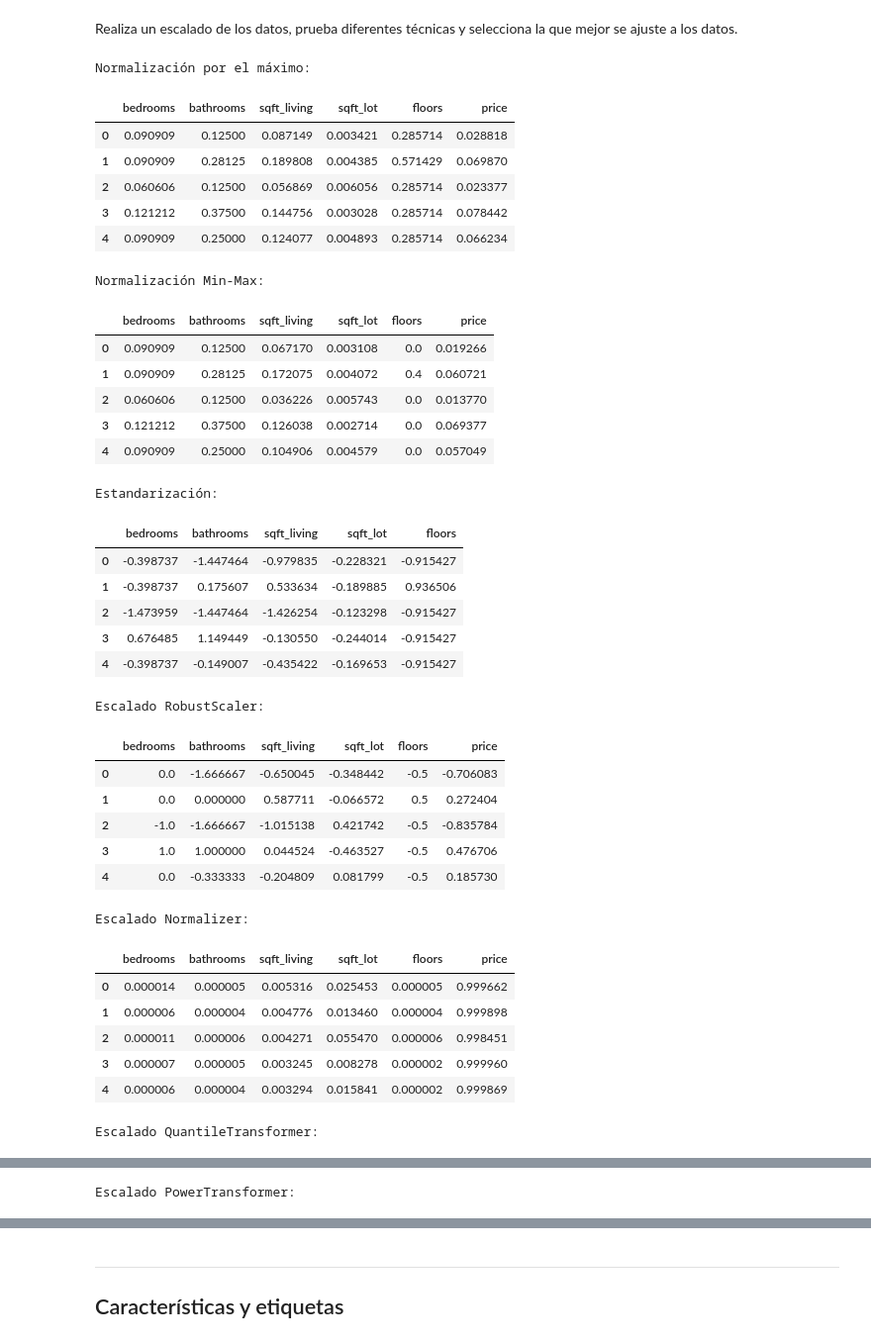
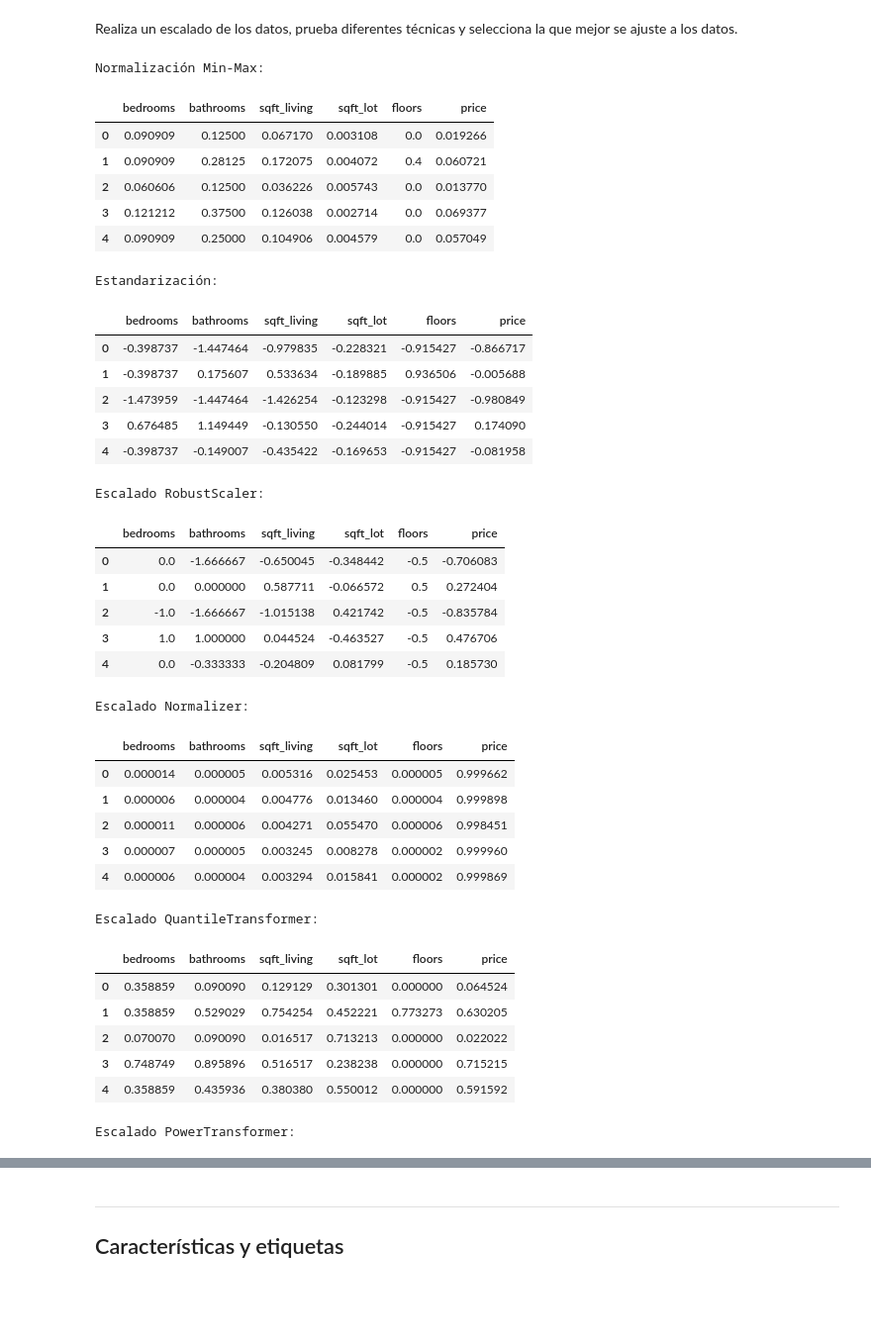
Before and after one commit to mar-valeria/Aprendizaje-automatico, a Jupyter notebook: Mi-segundo-modelo-Plantilla/01-Mi-segundo-modelo-Plantilla.ipynb, the cells around one changed output, grey strips where cells are left out. Shown: that part at 99% size. Saved outputs shown, nothing was run; the diff lists cells and outputs as text; code cells hidden in the pictures; blank space fills up the shorter version.

```diff
--- a/Mi-segundo-modelo-Plantilla/01-Mi-segundo-modelo-Plantilla.ipynb
+++ b/Mi-segundo-modelo-Plantilla/01-Mi-segundo-modelo-Plantilla.ipynb
@@ -67,12 +68,6 @@ df.head(5)
 # %% [markdown]
 Realiza un escalado de los datos, prueba diferentes técnicas y selecciona la que mejor se ajuste a los datos.
 # %%
-# Normalización por el máximo
-x_max = df.max()
-X_max_normalized = df / x_max
-print("Normalización por el máximo:\n")
-display(X_max_normalized.head())
-
 # Normalización Min-Max
 min_max_scaler = MinMaxScaler()
 df_min_max_normalized = pd.DataFrame(min_max_scaler.fit_transform(df), columns=df.columns)
@@ -81,68 +76,68 @@ display(df_min_max_normalized.head())
 
 # Estandarización
 standard_scaler = StandardScaler()
-X_standardized = pd.DataFrame(standard_scaler.fit_transform(X), columns=X.columns)
+df_standardized = pd.DataFrame(standard_scaler.fit_transform(df), columns=df.columns)
 print("Estandarización:\n")
-display(X_standardized.head())
+display(df_standardized.head())
 
 # RobustScaler
 robust_scaler = RobustScaler()
 df_robust_scaled = pd.DataFrame(robust_scaler.fit_transform(df), columns=df.columns)
 print("Escalado RobustScaler:\n")
 display(df_robust_scaled.head())
 
 # Normalizer
 normalizer = Normalizer()
 df_normalized = pd.DataFrame(normalizer.fit_transform(df), columns=df.columns)
 print("Escalado Normalizer:\n")
 display(df_normalized.head())
 
 # QuantileTransformer
 quantile_scaler = QuantileTransformer(output_distribution='uniform', random_state=0)
 df_quantile_scaled = pd.DataFrame(quantile_scaler.fit_transform(df), columns=df.columns)
 print("Escalado QuantileTransformer:\n")
 display(df_quantile_scaled.head())
 
 # PowerTransformer
 power_scaler = PowerTransformer(method='yeo-johnson')
 df_power_scaled = pd.DataFrame(power_scaler.fit_transform(df), columns=df.columns)
 print("Escalado PowerTransformer:\n")
 display(df_power_scaled.head())
 # %% [output]
-Normalización por el máximo:
+Normalización Min-Max:
 |  | bedrooms | bathrooms | sqft_living | sqft_lot | floors | price |
-| 0 | 0.090909 | 0.12500 | 0.087149 | 0.003421 | 0.285714 | 0.028818 |
-| 1 | 0.090909 | 0.28125 | 0.189808 | 0.004385 | 0.571429 | 0.069870 |
-| 2 | 0.060606 | 0.12500 | 0.056869 | 0.006056 | 0.285714 | 0.023377 |
-| 3 | 0.121212 | 0.37500 | 0.144756 | 0.003028 | 0.285714 | 0.078442 |
-| 4 | 0.090909 | 0.25000 | 0.124077 | 0.004893 | 0.285714 | 0.066234 |
+| 0 | 0.090909 | 0.12500 | 0.067170 | 0.003108 | 0.0 | 0.019266 |
+| 1 | 0.090909 | 0.28125 | 0.172075 | 0.004072 | 0.4 | 0.060721 |
+| 2 | 0.060606 | 0.12500 | 0.036226 | 0.005743 | 0.0 | 0.013770 |
+| 3 | 0.121212 | 0.37500 | 0.126038 | 0.002714 | 0.0 | 0.069377 |
+| 4 | 0.090909 | 0.25000 | 0.104906 | 0.004579 | 0.0 | 0.057049 |
-Normalización Min-Max:
+Estandarización:
 |  | bedrooms | bathrooms | sqft_living | sqft_lot | floors | price |
-| 0 | 0.090909 | 0.12500 | 0.067170 | 0.003108 | 0.0 | 0.019266 |
-| 1 | 0.090909 | 0.28125 | 0.172075 | 0.004072 | 0.4 | 0.060721 |
-| 2 | 0.060606 | 0.12500 | 0.036226 | 0.005743 | 0.0 | 0.013770 |
-| 3 | 0.121212 | 0.37500 | 0.126038 | 0.002714 | 0.0 | 0.069377 |
-| 4 | 0.090909 | 0.25000 | 0.104906 | 0.004579 | 0.0 | 0.057049 |
+| 0 | -0.398737 | -1.447464 | -0.979835 | -0.228321 | -0.915427 | -0.866717 |
+| 1 | -0.398737 | 0.175607 | 0.533634 | -0.189885 | 0.936506 | -0.005688 |
+| 2 | -1.473959 | -1.447464 | -1.426254 | -0.123298 | -0.915427 | -0.980849 |
+| 3 | 0.676485 | 1.149449 | -0.130550 | -0.244014 | -0.915427 | 0.174090 |
+| 4 | -0.398737 | -0.149007 | -0.435422 | -0.169653 | -0.915427 | -0.081958 |
-Estandarización:
+Escalado RobustScaler:
-|  | bedrooms | bathrooms | sqft_living | sqft_lot | floors |
-| 0 | -0.398737 | -1.447464 | -0.979835 | -0.228321 | -0.915427 |
-| 1 | -0.398737 | 0.175607 | 0.533634 | -0.189885 | 0.936506 |
-| 2 | -1.473959 | -1.447464 | -1.426254 | -0.123298 | -0.915427 |
-| 3 | 0.676485 | 1.149449 | -0.130550 | -0.244014 | -0.915427 |
-| 4 | -0.398737 | -0.149007 | -0.435422 | -0.169653 | -0.915427 |
+|  | bedrooms | bathrooms | sqft_living | sqft_lot | floors | price |
+| 0 | 0.0 | -1.666667 | -0.650045 | -0.348442 | -0.5 | -0.706083 |
+| 1 | 0.0 | 0.000000 | 0.587711 | -0.066572 | 0.5 | 0.272404 |
+| 2 | -1.0 | -1.666667 | -1.015138 | 0.421742 | -0.5 | -0.835784 |
+| 3 | 1.0 | 1.000000 | 0.044524 | -0.463527 | -0.5 | 0.476706 |
+| 4 | 0.0 | -0.333333 | -0.204809 | 0.081799 | -0.5 | 0.185730 |
-Escalado RobustScaler:
+Escalado Normalizer:
 |  | bedrooms | bathrooms | sqft_living | sqft_lot | floors | price |
-| 0 | 0.0 | -1.666667 | -0.650045 | -0.348442 | -0.5 | -0.706083 |
-| 1 | 0.0 | 0.000000 | 0.587711 | -0.066572 | 0.5 | 0.272404 |
-| 2 | -1.0 | -1.666667 | -1.015138 | 0.421742 | -0.5 | -0.835784 |
-| 3 | 1.0 | 1.000000 | 0.044524 | -0.463527 | -0.5 | 0.476706 |
-| 4 | 0.0 | -0.333333 | -0.204809 | 0.081799 | -0.5 | 0.185730 |
+| 0 | 0.000014 | 0.000005 | 0.005316 | 0.025453 | 0.000005 | 0.999662 |
+| 1 | 0.000006 | 0.000004 | 0.004776 | 0.013460 | 0.000004 | 0.999898 |
+| 2 | 0.000011 | 0.000006 | 0.004271 | 0.055470 | 0.000006 | 0.998451 |
+| 3 | 0.000007 | 0.000005 | 0.003245 | 0.008278 | 0.000002 | 0.999960 |
+| 4 | 0.000006 | 0.000004 | 0.003294 | 0.015841 | 0.000002 | 0.999869 |
-Escalado Normalizer:
+Escalado QuantileTransformer:
 |  | bedrooms | bathrooms | sqft_living | sqft_lot | floors | price |
-| 0 | 0.000014 | 0.000005 | 0.005316 | 0.025453 | 0.000005 | 0.999662 |
-| 1 | 0.000006 | 0.000004 | 0.004776 | 0.013460 | 0.000004 | 0.999898 |
-| 2 | 0.000011 | 0.000006 | 0.004271 | 0.055470 | 0.000006 | 0.998451 |
-| 3 | 0.000007 | 0.000005 | 0.003245 | 0.008278 | 0.000002 | 0.999960 |
-| 4 | 0.000006 | 0.000004 | 0.003294 | 0.015841 | 0.000002 | 0.999869 |
+| 0 | 0.358859 | 0.090090 | 0.129129 | 0.301301 | 0.000000 | 0.064524 |
+| 1 | 0.358859 | 0.529029 | 0.754254 | 0.452221 | 0.773273 | 0.630205 |
+| 2 | 0.070070 | 0.090090 | 0.016517 | 0.713213 | 0.000000 | 0.022022 |
+| 3 | 0.748749 | 0.895896 | 0.516517 | 0.238238 | 0.000000 | 0.715215 |
+| 4 | 0.358859 | 0.435936 | 0.380380 | 0.550012 | 0.000000 | 0.591592 |
-Escalado QuantileTransformer:
+Escalado PowerTransformer:
 |  | bedrooms | bathrooms | sqft_living | sqft_lot | floors | price |
@@ -154 +148,0 @@ Escalado QuantileTransformer:
-Escalado PowerTransformer:
```
Also changed, not shown: parts of 11 cells of this notebook.
